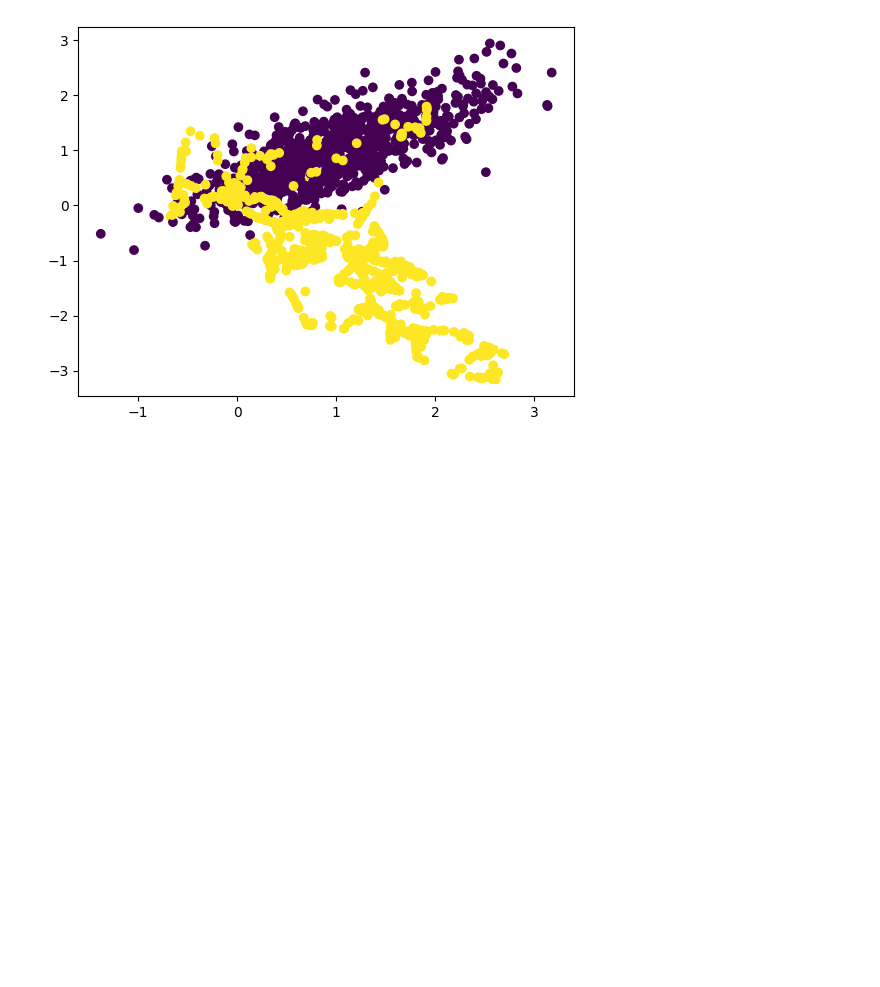
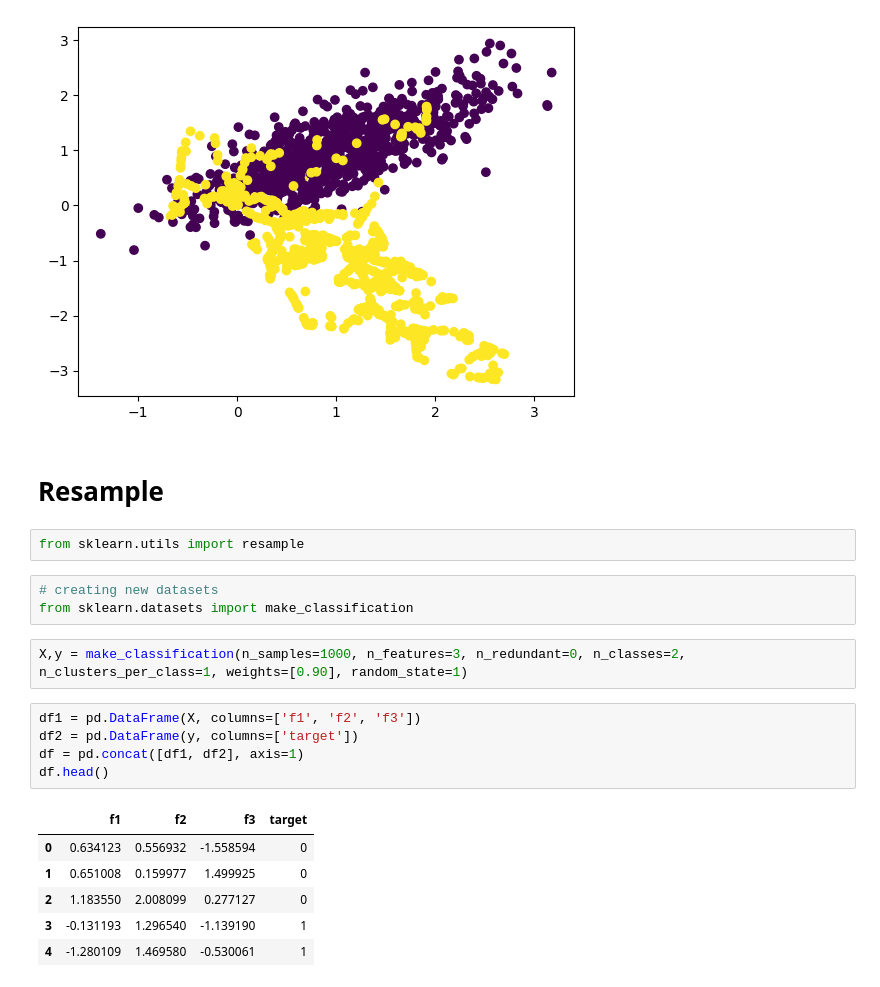
Before and after one commit to anuj-kumar-30/ML_pw, a Jupyter notebook: ML19_ML_Concepts/HandlingImbalancedDatasets.ipynb, the cells around one changed output. Saved outputs shown, nothing was run; the diff lists cells and outputs as text; blank space fills up the shorter version.

```diff
--- a/ML19_ML_Concepts/HandlingImbalancedDatasets.ipynb
+++ b/ML19_ML_Concepts/HandlingImbalancedDatasets.ipynb
@@ -233,3 +233,24 @@ plt.scatter(oversampled_df['F1'], oversampled_df['F2'], c=oversampled_df['Target
 # %% [output]
 <matplotlib.collections.PathCollection at 0x...>
 [figure]
+# %% [markdown]
+# Resample
+# %%
+from sklearn.utils import resample
+# %%
+# creating new datasets
+from sklearn.datasets import make_classification
+# %%
+X,y = make_classification(n_samples=1000, n_features=3, n_redundant=0, n_classes=2, n_clusters_per_class=1, weights=[0.90], random_state=1)
+# %%
+df1 = pd.DataFrame(X, columns=['f1', 'f2', 'f3'])
+df2 = pd.DataFrame(y, columns=['target'])
+df = pd.concat([df1, df2], axis=1)
+df.head()
+# %% [output]
+|  | f1 | f2 | f3 | target |
+| 0 | 0.634123 | 0.556932 | -1.558594 | 0 |
+| 1 | 0.651008 | 0.159977 | 1.499925 | 0 |
+| 2 | 1.183550 | 2.008099 | 0.277127 | 0 |
+| 3 | -0.131193 | 1.296540 | -1.139190 | 1 |
+| 4 | -1.280109 | 1.469580 | -0.530061 | 1 |
```
Also changed, not shown: parts of 13 cells of this notebook, 4 other files.
